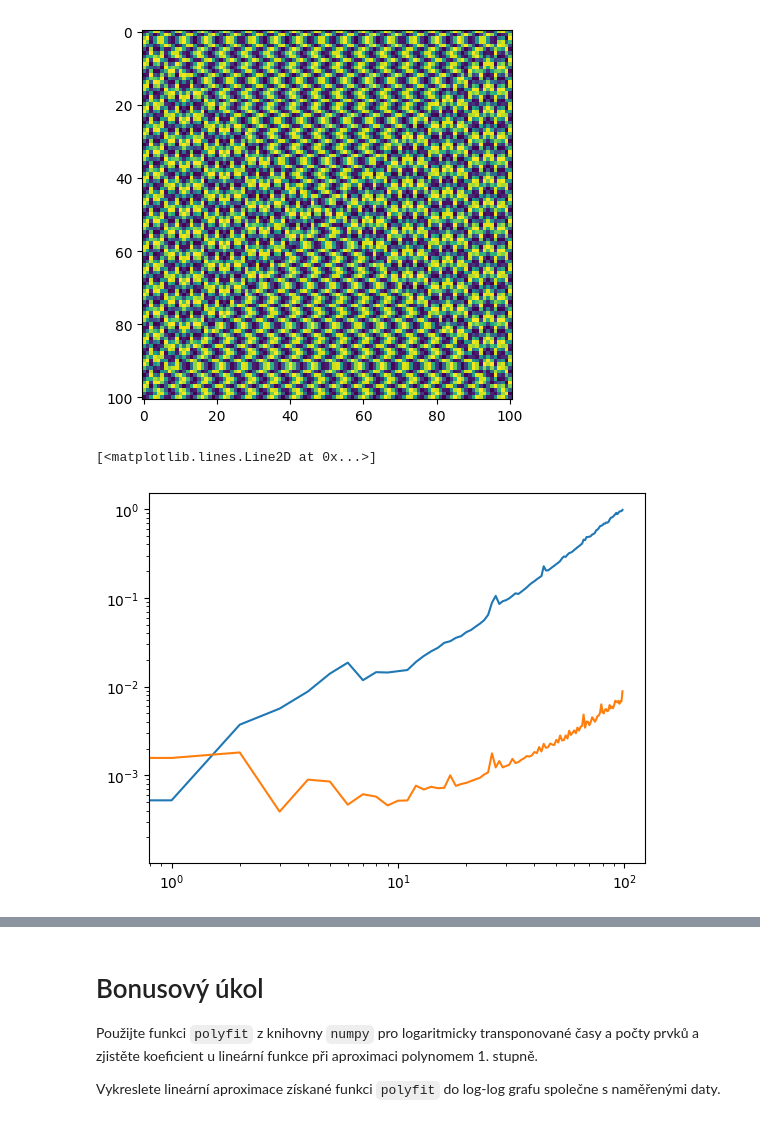
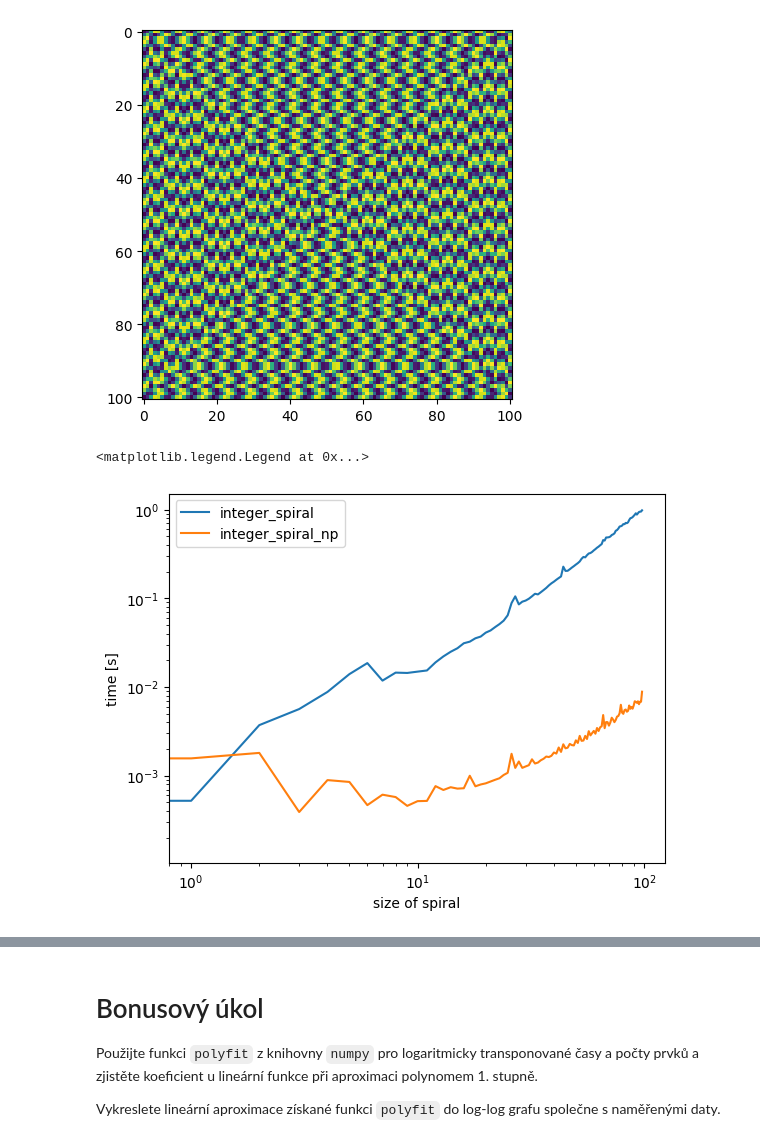
Before and after one commit to pru0052/pru0052_vvp_ukoly, a Jupyter notebook: 04_ukoly.ipynb, the cells around one changed output, grey strips where cells are left out. Saved outputs shown, nothing was run; the diff lists cells and outputs as text; code cells hidden in the pictures.

```diff
--- a/04_ukoly.ipynb
+++ b/04_ukoly.ipynb
@@ -184,8 +184,11 @@ for i in range(11,1001,10):
     spiral_times_np.append(end-start)
 # %%
 fig, axes = plt.subplots()
-axes.loglog(spiral_times)
-axes.loglog(spiral_times_np)
+axes.loglog(spiral_times, label="integer_spiral")
+axes.loglog(spiral_times_np, label="integer_spiral_np")
+axes.set_xlabel("size of spiral")
+axes.set_ylabel("time [s]")
+axes.legend()
 # %% [output]
-[<matplotlib.lines.Line2D at 0x...>]
+<matplotlib.legend.Legend at 0x...>
-[figure, old version]
+[figure, new version]
```
Also changed, not shown: parts of 1 cell of this notebook.
